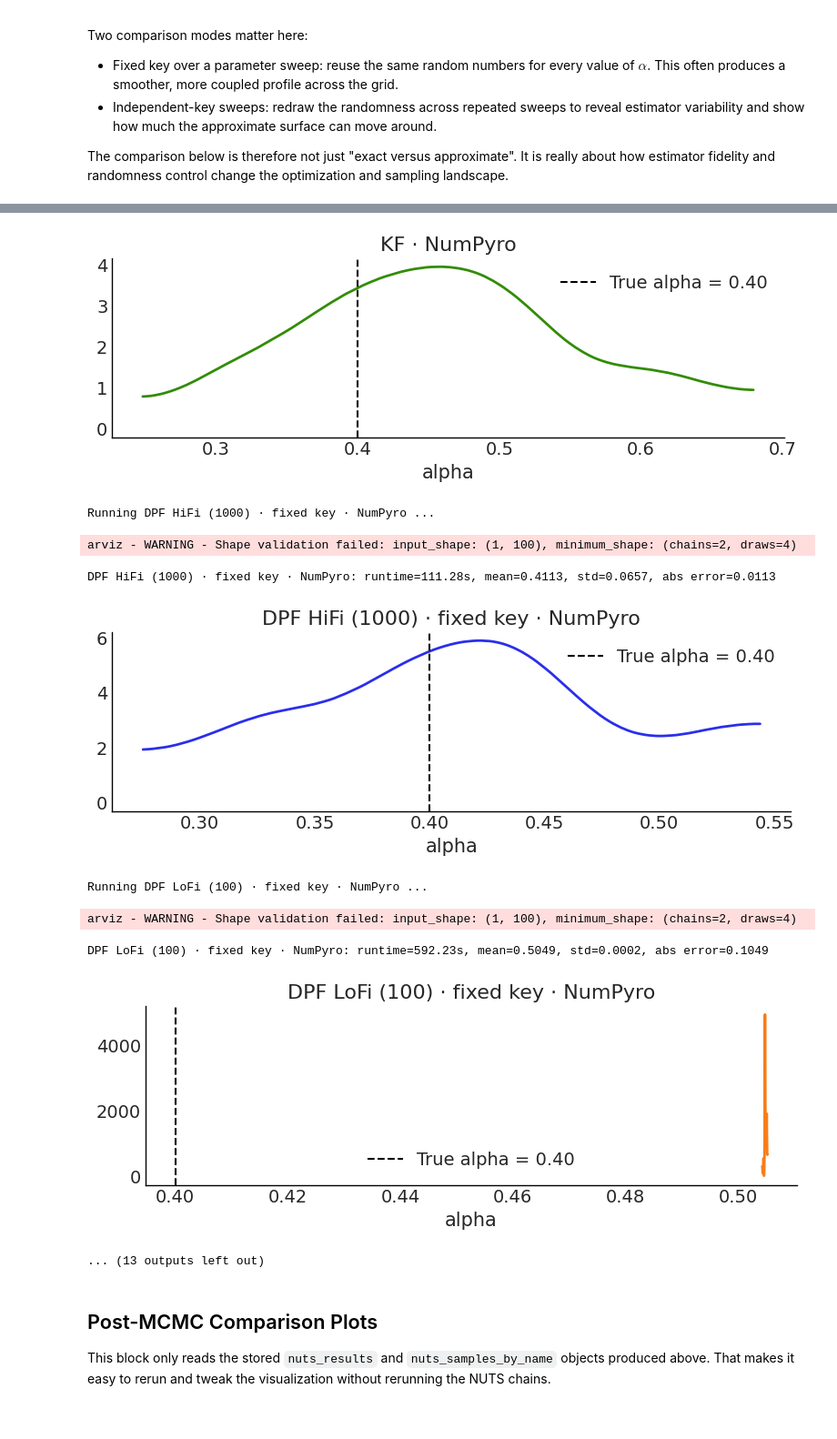
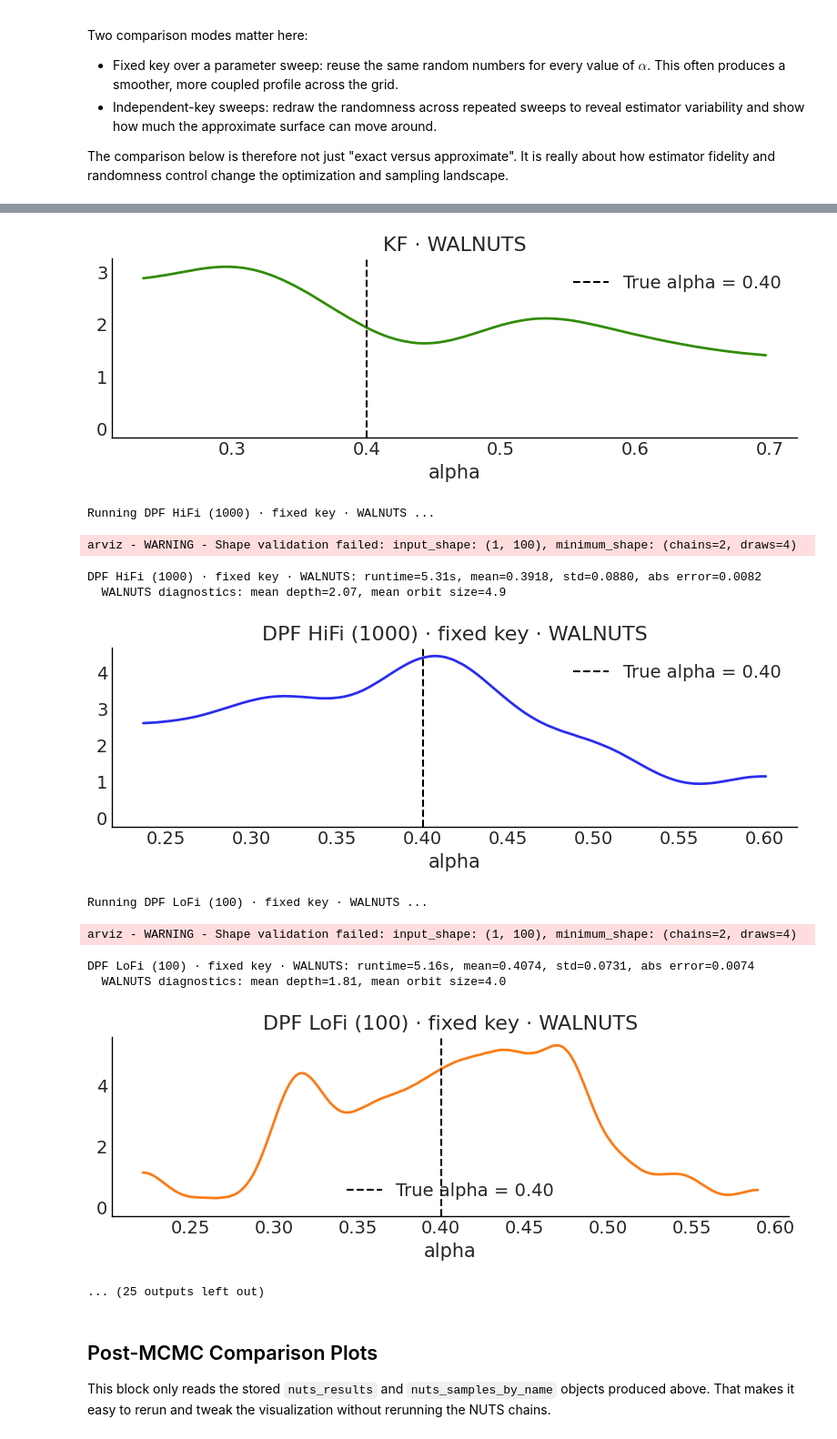
Before and after one commit to mattlevine22/hmc-for-tough-likelihoods, a Jupyter notebook: notebooks/lti_discrete_time_low_level.ipynb, the cells around one changed output, grey strips where cells are left out. Shown at 91% size. Cells and saved outputs as stored; diff of their text form; code cells hidden in the pictures.

```diff
--- a/notebooks/lti_discrete_time_low_level.ipynb
+++ b/notebooks/lti_discrete_time_low_level.ipynb
@@ -303,6 +326,12 @@ az.style.use("arviz-white")
 num_warmup = 100
 num_samples = 100
 true_alpha_value = float(true_alpha)
+walnuts_kwargs = {
+    "step_size": 0.05,
+    "delta": 0.5,
+    "i_max": 8,
+    "max_ell": 8,
+}
 
 base_experiments = [
     {
@@ -345,6 +374,7 @@ base_experiments = [
 ]
 
 runner_order = [
+    {"runner": "walnuts", "runner_label": "WALNUTS", "seed_offset": 3000},
     {"runner": "numpyro", "runner_label": "NumPyro", "seed_offset": 1000},
     {"runner": "blackjax", "runner_label": "BlackJAX", "seed_offset": 2000},
 ]
@@ -382,6 +412,15 @@ for experiment in nuts_experiments:
             num_warmup=num_warmup,
             num_samples=num_samples,
         )
+    elif experiment["runner"] == "walnuts":
+        run = run_walnuts_1d(
+            experiment["logdensity_fn"],
+            experiment["seed"],
+            init_position=0.35,
+            num_warmup=num_warmup,
+            num_samples=num_samples,
+            **walnuts_kwargs,
+        )
     else:
         raise ValueError(f"Unknown runner: {experiment['runner']!r}")
     elapsed_seconds = time.perf_counter() - t0
@@ -409,6 +448,10 @@ for experiment in nuts_experiments:
     result["rmse_to_truth"] = float(np.sqrt(np.mean((posterior_alpha - true_alpha_value) ** 2)))
     result["ess_bulk_per_second"] = result["ess_bulk"] / max(result["runtime_seconds"], 1e-9)
 
+    if experiment["runner"] == "walnuts":
+        result["mean_depth"] = float(np.mean(run["depths"]))
+        result["mean_orbit_size"] = float(np.mean(run["orbit_sizes"]))
+
     nuts_results.append(result)
     nuts_inference_data[experiment["name"]] = inference_data
     nuts_samples_by_name[experiment["name"]] = posterior_alpha
@@ -418,6 +461,11 @@ for experiment in nuts_experiments:
         f"mean={result['posterior_mean']:.4f}, std={result['posterior_std']:.4f}, "
         f"abs error={result['abs_mean_error']:.4f}"
     )
+    if experiment["runner"] == "walnuts":
+        print(
+            f"  WALNUTS diagnostics: mean depth={result['mean_depth']:.2f}, "
+            f"mean orbit size={result['mean_orbit_size']:.1f}"
+        )
 
     fig, ax = plt.subplots(figsize=(8, 3))
     if np.nanstd(posterior_alpha) < 1e-10 or np.allclose(posterior_alpha, posterior_alpha[0]):
@@ -446,13 +495,15 @@ KF · NumPyro: runtime=2.05s, mean=0.4568, std=0.0947, abs error=0.0568
-[figure, old version]
+[figure, new version]
-Running DPF HiFi (1000) · fixed key · NumPyro ...
+Running DPF HiFi (1000) · fixed key · WALNUTS ...
 arviz - WARNING - Shape validation failed: input_shape: (1, 100), minimum_shape: (chains=2, draws=4)
-DPF HiFi (1000) · fixed key · NumPyro: runtime=111.28s, mean=0.4113, std=0.0657, abs error=0.0113
+DPF HiFi (1000) · fixed key · WALNUTS: runtime=5.31s, mean=0.3918, std=0.0880, abs error=0.0082
+  WALNUTS diagnostics: mean depth=2.07, mean orbit size=4.9
-[figure, old version]
+[figure, new version]
-Running DPF LoFi (100) · fixed key · NumPyro ...
+Running DPF LoFi (100) · fixed key · WALNUTS ...
 arviz - WARNING - Shape validation failed: input_shape: (1, 100), minimum_shape: (chains=2, draws=4)
-DPF LoFi (100) · fixed key · NumPyro: runtime=592.23s, mean=0.5049, std=0.0002, abs error=0.1049
+DPF LoFi (100) · fixed key · WALNUTS: runtime=5.16s, mean=0.4074, std=0.0731, abs error=0.0074
+  WALNUTS diagnostics: mean depth=1.81, mean orbit size=4.0
-[figure, old version]
+[figure, new version]
-... (13 outputs left out)
+... (25 outputs left out)
 # %% [markdown]
 ## Post-MCMC Comparison Plots
 
```
Also changed, not shown: parts of 8 cells of this notebook, 4 other files.
